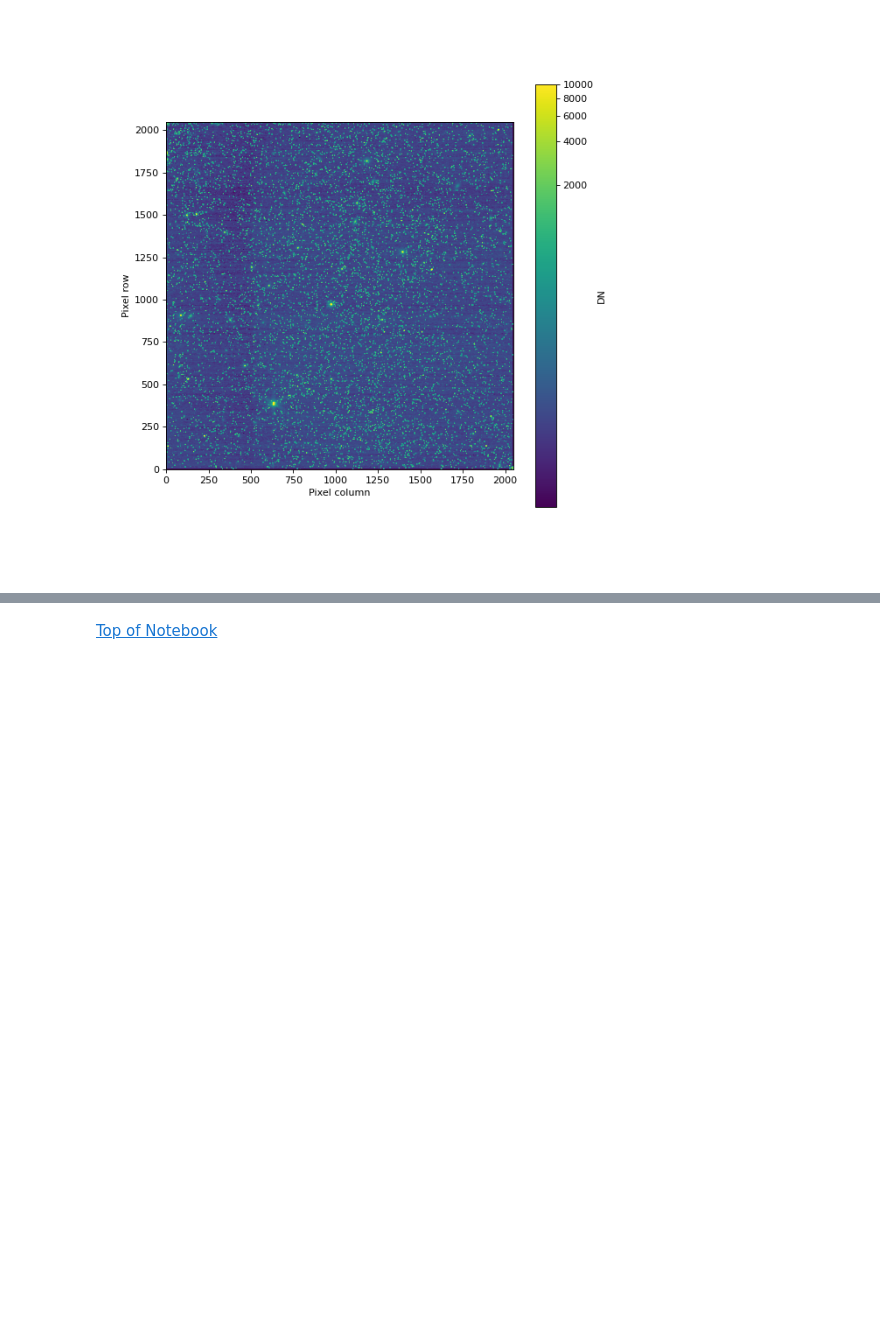
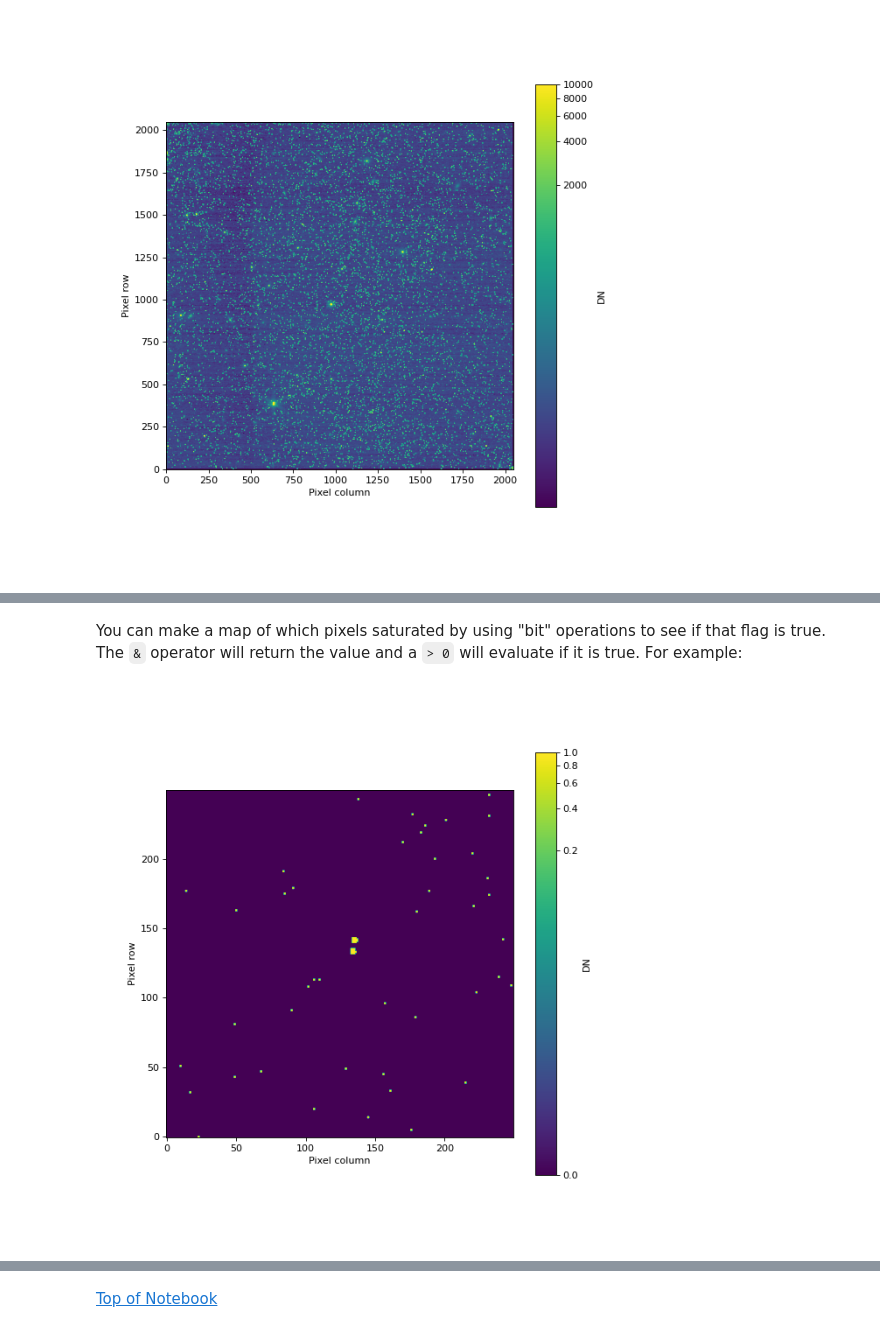
Before and after one commit to eas342/nircam_science_meeting_jwebbinar, a Jupyter notebook: jwst_imaging_mode_nc_science_meeting.ipynb, the cells around one changed output, grey strips where cells are left out. Saved outputs shown, nothing was run; the diff lists cells and outputs as text; code cells hidden in the pictures; blank space fills up the shorter version.

```diff
--- a/jwst_imaging_mode_nc_science_meeting.ipynb
+++ b/jwst_imaging_mode_nc_science_meeting.ipynb
@@ -776,0 +800,9 @@ show_image(lin_data[0, -1, :, :], 100, 10000)
+# %% [markdown]
+You can make a map of which pixels saturated by using "bit" operations to see if that flag is true. The `&` operator will return the value and a `> 0` will evaluate if it is true. For example:
+# %%
+# Create a 2D boolean map of whether a pixel was flagged as saturated.
+saturated = (run_output.dq & dqflags.pixel['SATURATED'] > 0)
+# %%
+show_image(saturated[250:500,500:750],vmin=0,vmax=1)
+# %% [output]
+[figure, added]
```
Also changed, not shown: parts of 19 cells of this notebook.
